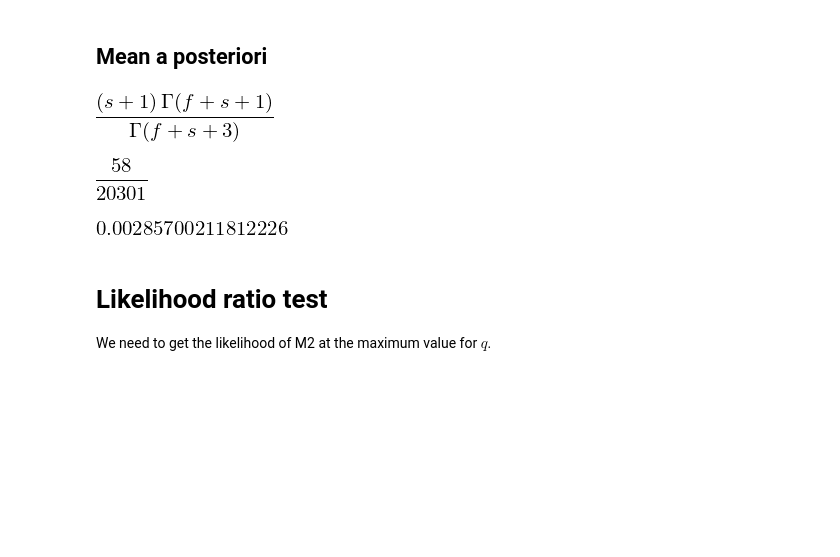
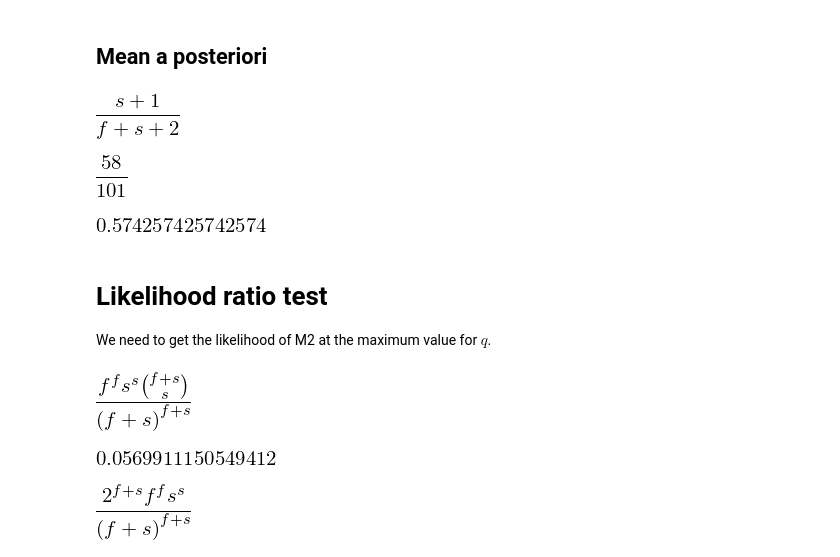
Before and after one commit to tonigi/BayesPlayground, a Jupyter notebook: 03_Coin_Inference.ipynb, the cells around one changed output. Drawn from its saved outputs; the diff is of its cells as text; code cells hidden in the pictures; blank space fills up the shorter version.

```diff
--- a/03_Coin_Inference.ipynb
+++ b/03_Coin_Inference.ipynb
@@ -47,7 +39,8 @@ $$ P(x|M2)=\int_0^1 {S+F \choose S}  q^S (1-q)^F  dq $$
 S=115
 F=85
 
-s,f,q=symbols("s f q",real=True)
+s,f=symbols("s f",positive=True)
+q=symbols("q",real=True)
 
 sf = [(s,S),(f,F)] # Shorthand
 
@@ -104,0 +108,3 @@ The Bayesian point of view does *not* concern with a specific value of $q$, but
+# %%
+Zq = integrate(P_x_M2_q,(q,0,1)).simplify().simplify()
+Zq
@@ -129,19 +137,32 @@ Int_P_x_M2_q=integrate(P_x_M2_q,(q,0,x)).simplify()
 # %% [markdown]
 ## Mean a posteriori
 # %%
-mean_P_x_M2_q = integrate(q*P_x_M2_q,(q,0,1)).simplify()
+mean_P_x_M2_q = integrate(q*P_x_M2_q/Zq,(q,0,1)).simplify()
 mean_P_x_M2_q
 # %% [output]
-[figure, old version]
+[figure, new version]
 # %%
 mean_P_x_M2_q.subs(sf)
 # %% [output]
-[figure, old version]
+[figure, new version]
 # %%
 mean_P_x_M2_q.subs(sf).evalf()
 # %% [output]
-[figure, old version]
+[figure, new version]
 # %% [markdown]
 # Likelihood ratio test
 
 We need to get the likelihood of M2 at the maximum value for $q$.
+# %%
+Lmaxq=P_x_M2_q.subs(q,s/(s+f)).simplify()
+Lmaxq
+# %% [output]
+[figure, added]
+# %%
+Lmaxq.subs(sf).evalf()
+# %% [output]
+[figure, added]
+# %%
+(Lmaxq/P_x_M1)
+# %% [output]
+[figure, added]
```
Also changed, not shown: parts of 10 cells of this notebook.
